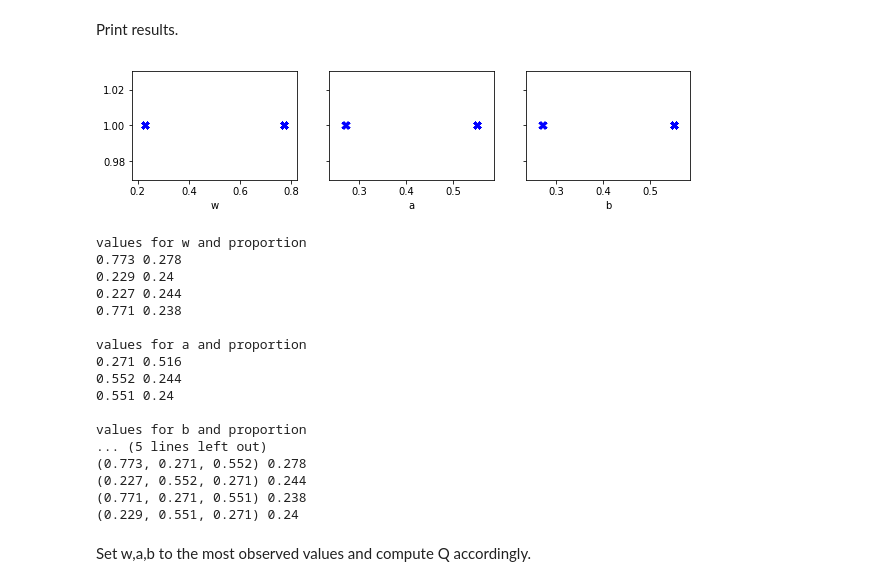
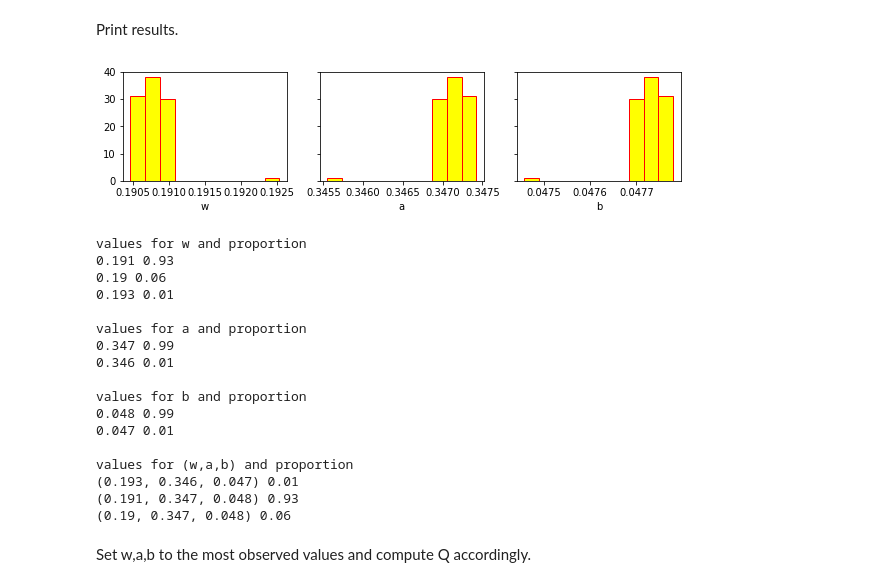
Before and after one commit to yokaiAG/Stage2019, a Jupyter notebook: Code/Newman_sampleTest.ipynb, the cells around one changed output. Saved outputs shown, nothing was run; the diff lists cells and outputs as text; code cells hidden in the pictures.

```diff
--- a/Code/Newman_sampleTest.ipynb
+++ b/Code/Newman_sampleTest.ipynb
@@ -73,9 +73,9 @@ for line in open(trace_path):
         if rtid in Author:
             rtu = Author[rtid]
             if rtu != uid: # no self-edges
-                E[uid,rtu] = min(E[uid,rtu]+1, 16)
+                E[uid,rtu] = min(E[uid,rtu]+1, 30)
 
-N = { e:16 for e in node_pairs}
+N = { e:max(E.values()) for e in node_pairs}
 # %% [markdown]
 Reduce the scale of N and E to avoid floats problems.
 # %%
@@ -105,8 +105,8 @@ min E, max E =  0 , 16
 # %% [markdown]
 Choose parameters.
 # %%
-repetitions = 1000
-max_iter = 1000
+repetitions = 100
+max_iter = 100
 verbose = False
 # %% [markdown]
 Proceed.
@@ -120,9 +120,9 @@ for k in range(repetitions):
     try:
 
         # random initialization of the parameters
-        w = random.random()
-        a = random.random()
-        b = random.random()
+        w = random.uniform(0,0.2)
+        a = random.uniform(0.5,1)
+        b = random.uniform(0,0.5)
         if verbose:
             print("init values ", w, a, b)
             print()
@@ -154,7 +154,7 @@ for k in range(repetitions):
                 print()
 
             # break if no sufficient evolution
-            if np.all(np.abs([a-old_a, b-old_b, w-old_w]) < 0.0001):
+            if np.all(np.abs([a-old_a, b-old_b, w-old_w]) < 0.001):
                 if verbose:
                     print(np.abs([a-old_a, b-old_b, w-old_w]))
                 break
@@ -170,51 +170,49 @@ for k in range(repetitions):
 Print results.
 # %%
 # plot the results
-mean = dict()
-med = dict()
 plt.rcParams["figure.figsize"] = [10,2]
 fig, ax = plt.subplots(1, 3, sharey=True)
 for i,(key,values) in enumerate(results.items()):
     values = sorted(values)
-    ax[i].scatter(values, [1]*len(values), marker='x', alpha=.5, linewidths=.01, color='blue', label=key)
+    ax[i].hist(values, label=key, facecolor='yellow', edgecolor='red')
     ax[i].set_xlabel(key)
 
 plt.show()
 plt.close()
 
 # print results
 for key,val in results.items():
     print("values for {} and proportion".format(key))
     val = [round(v,3) for v in val]
     for v in set(val):
         print(v, val.count(v)/len(val))
     print()
 
 print("values for (w,a,b) and proportion")
 val = list()
 for i in range(len(results['w'])):
     val.append((round(results['w'][i],3), round(results['a'][i],3), round(results['b'][i],3)))
 for v in set(val):
     print(v, val.count(v)/len(val))
 # %% [output]
-[figure, old version]
+[figure, new version]
 values for w and proportion
-0.773 0.278
-0.229 0.24
-0.227 0.244
-0.771 0.238
+0.191 0.93
+0.19 0.06
+0.193 0.01
 
 values for a and proportion
-0.271 0.516
-0.552 0.244
-0.551 0.24
+0.347 0.99
+0.346 0.01
 
 values for b and proportion
-... (5 lines left out)
-(0.773, 0.271, 0.552) 0.278
-(0.227, 0.552, 0.271) 0.244
-(0.771, 0.271, 0.551) 0.238
-(0.229, 0.551, 0.271) 0.24
+0.048 0.99
+0.047 0.01
+
+values for (w,a,b) and proportion
+(0.193, 0.346, 0.047) 0.01
+(0.191, 0.347, 0.048) 0.93
+(0.19, 0.347, 0.048) 0.06
 # %% [markdown]
 Set w,a,b to the most observed values and compute Q accordingly.
 # %%
```
Also changed, not shown: parts of 19 cells of this notebook, 2 other files.
